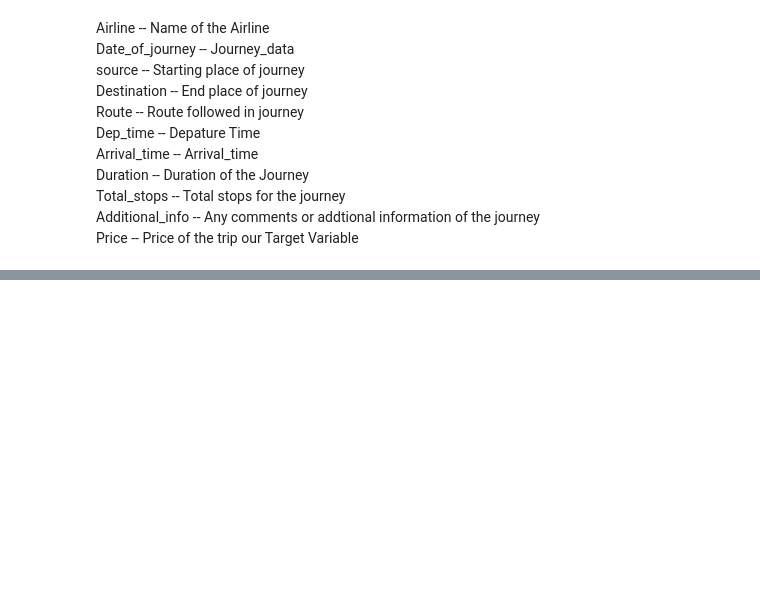
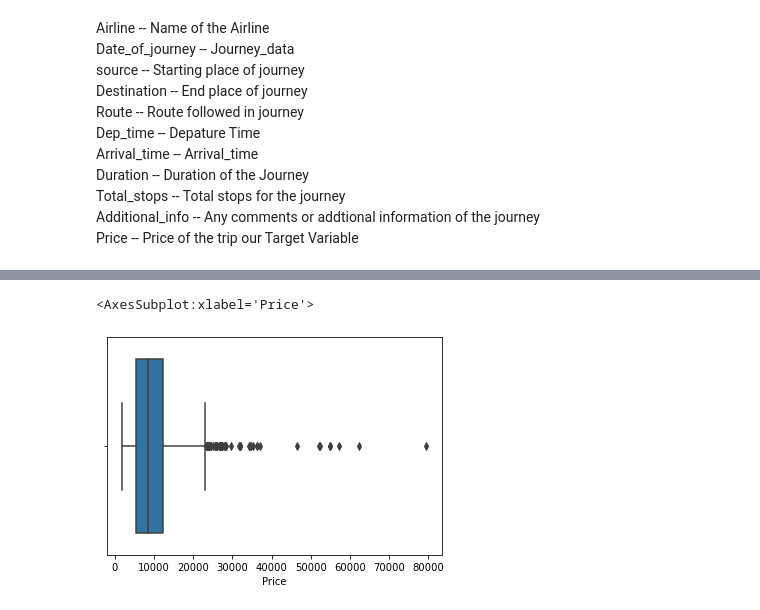
Before and after one commit to prakash-d07/Flight_Fare_estimator_Project, a Jupyter notebook: research/test.ipynb, the cells around one changed output, grey strips where cells are left out. Cells and saved outputs as stored; diff of their text form; code cells hidden in the pictures; blank space fills up the shorter version.

```diff
--- a/research/test.ipynb
+++ b/research/test.ipynb
@@ -70,0 +208,5 @@ We just have few null values so we can drop those values
+# %%
+sns.boxplot(df['Price'])
+# %% [output]
+<AxesSubplot:xlabel='Price'>
+[figure, added]
```
Also changed, not shown: parts of 62 cells of this notebook, 17 other files.
